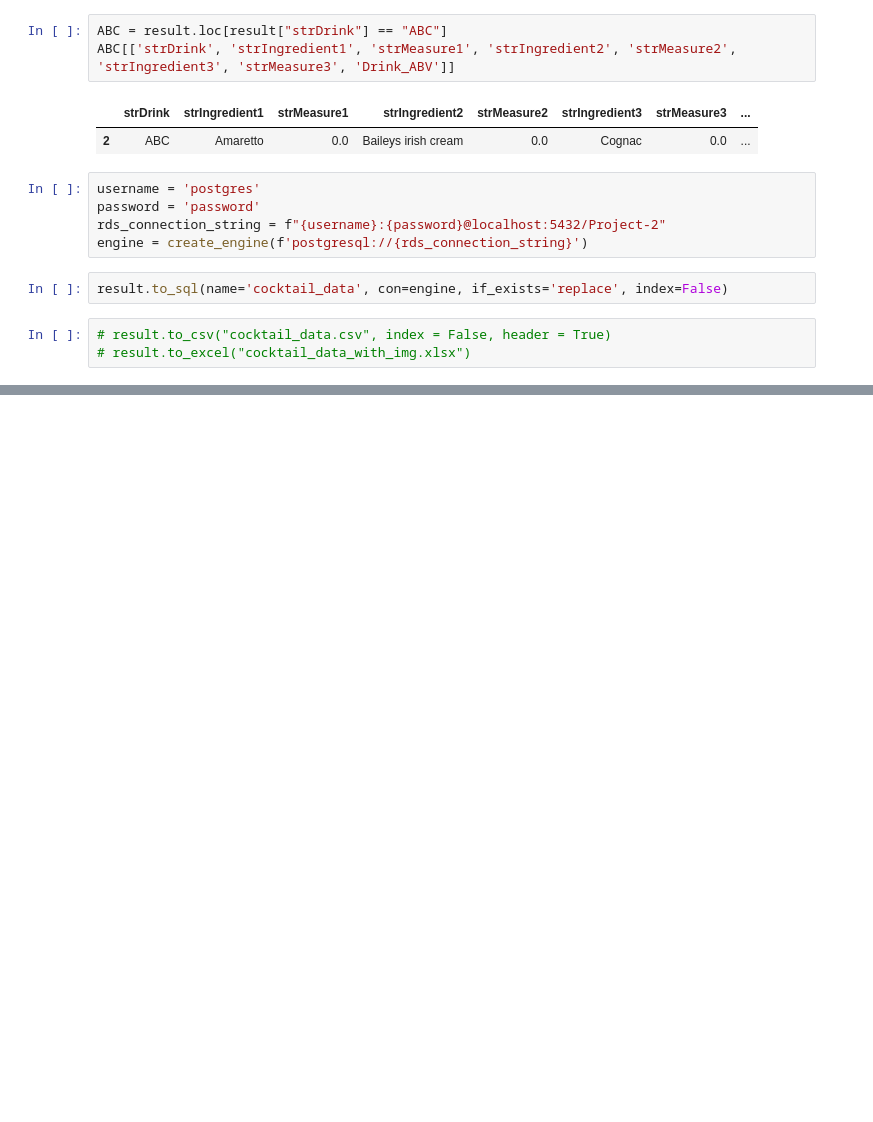
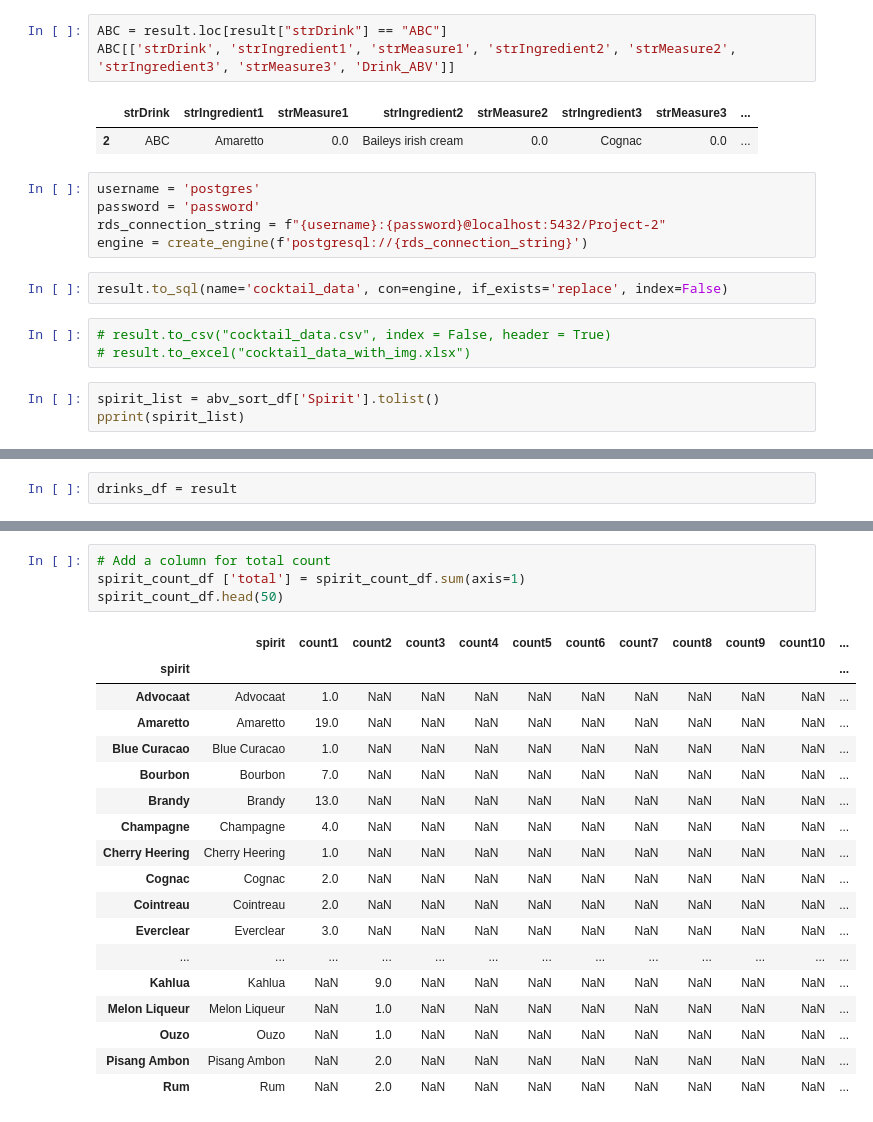
Before and after one commit to rclassit/Project-2, a Jupyter notebook: Data Cleaning.ipynb, the cells around one changed output, grey strips where cells are left out. Drawn from its saved outputs; the diff is of its cells as text; blank space fills up the shorter version.

```diff
--- a/Data Cleaning.ipynb
+++ b/Data Cleaning.ipynb
@@ -374,3 +376,6 @@ result.to_sql(name='cocktail_data', con=engine, if_exists='replace', index=False
 # %%
 # result.to_csv("cocktail_data.csv", index = False, header = True)
 # result.to_excel("cocktail_data_with_img.xlsx")
+# %%
+spirit_list = abv_sort_df['Spirit'].tolist()
+pprint(spirit_list)
@@ -376,0 +400,2 @@ result.to_sql(name='cocktail_data', con=engine, if_exists='replace', index=False
+# %%
+drinks_df = result
@@ -376,0 +489,23 @@ result.to_sql(name='cocktail_data', con=engine, if_exists='replace', index=False
+# %%
+# Add a column for total count
+spirit_count_df ['total'] = spirit_count_df.sum(axis=1)
+spirit_count_df.head(50)
+# %% [output]
+|  | spirit | count1 | count2 | count3 | count4 | count5 | count6 | count7 | count8 | count9 | count10 | ... |
+| spirit |  |  |  |  |  |  |  |  |  |  |  | ... |
+| Advocaat | Advocaat | 1.0 | NaN | NaN | NaN | NaN | NaN | NaN | NaN | NaN | NaN | ... |
+| Amaretto | Amaretto | 19.0 | NaN | NaN | NaN | NaN | NaN | NaN | NaN | NaN | NaN | ... |
+| Blue Curacao | Blue Curacao | 1.0 | NaN | NaN | NaN | NaN | NaN | NaN | NaN | NaN | NaN | ... |
+| Bourbon | Bourbon | 7.0 | NaN | NaN | NaN | NaN | NaN | NaN | NaN | NaN | NaN | ... |
+| Brandy | Brandy | 13.0 | NaN | NaN | NaN | NaN | NaN | NaN | NaN | NaN | NaN | ... |
+| Champagne | Champagne | 4.0 | NaN | NaN | NaN | NaN | NaN | NaN | NaN | NaN | NaN | ... |
+| Cherry Heering | Cherry Heering | 1.0 | NaN | NaN | NaN | NaN | NaN | NaN | NaN | NaN | NaN | ... |
+| Cognac | Cognac | 2.0 | NaN | NaN | NaN | NaN | NaN | NaN | NaN | NaN | NaN | ... |
+| Cointreau | Cointreau | 2.0 | NaN | NaN | NaN | NaN | NaN | NaN | NaN | NaN | NaN | ... |
+| Everclear | Everclear | 3.0 | NaN | NaN | NaN | NaN | NaN | NaN | NaN | NaN | NaN | ... |
+| ... | ... | ... | ... | ... | ... | ... | ... | ... | ... | ... | ... | ... |
+| Kahlua | Kahlua | NaN | 9.0 | NaN | NaN | NaN | NaN | NaN | NaN | NaN | NaN | ... |
+| Melon Liqueur | Melon Liqueur | NaN | 1.0 | NaN | NaN | NaN | NaN | NaN | NaN | NaN | NaN | ... |
+| Ouzo | Ouzo | NaN | 1.0 | NaN | NaN | NaN | NaN | NaN | NaN | NaN | NaN | ... |
+| Pisang Ambon | Pisang Ambon | NaN | 2.0 | NaN | NaN | NaN | NaN | NaN | NaN | NaN | NaN | ... |
+| Rum | Rum | NaN | 2.0 | NaN | NaN | NaN | NaN | NaN | NaN | NaN | NaN | ... |
```
Also changed, not shown: parts of 6 cells of this notebook, 4 other files.
